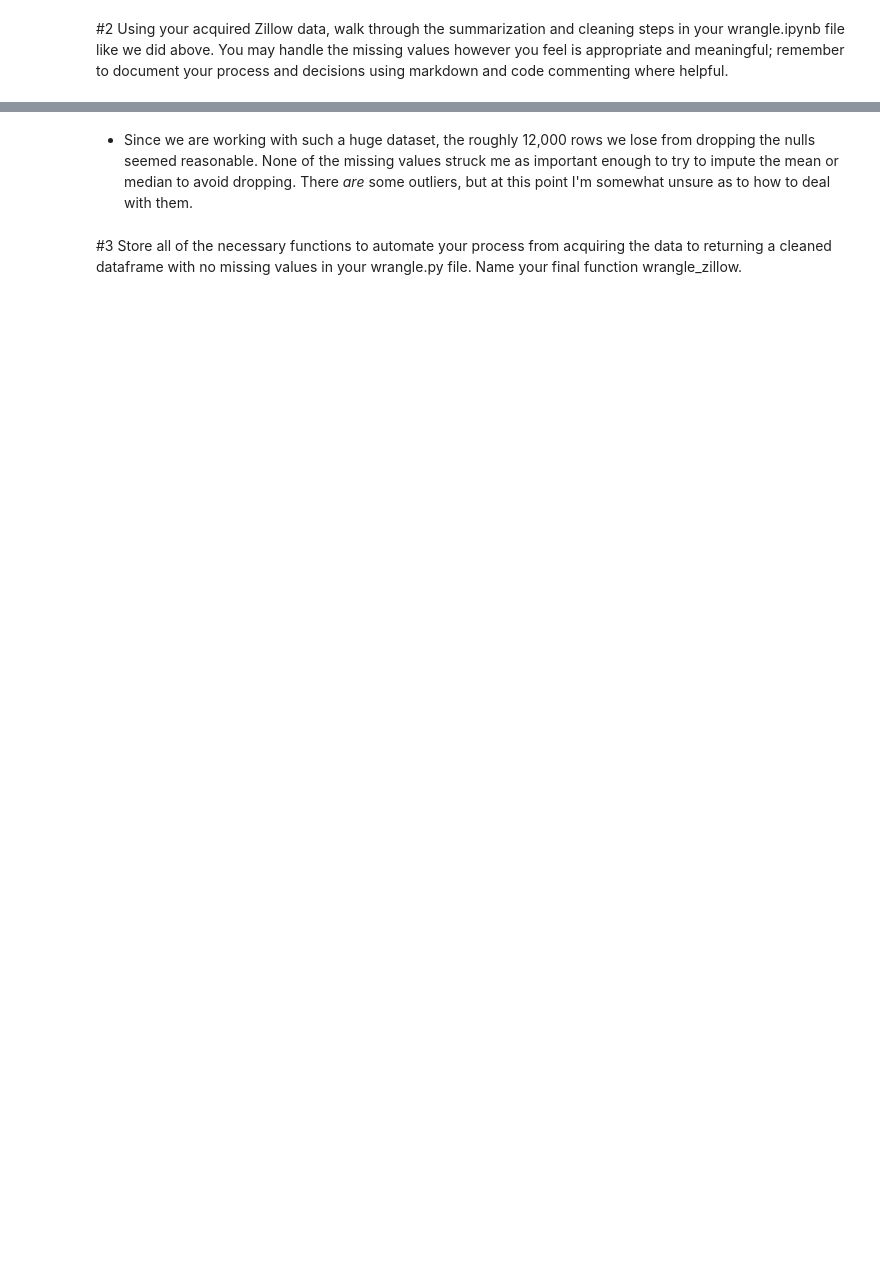
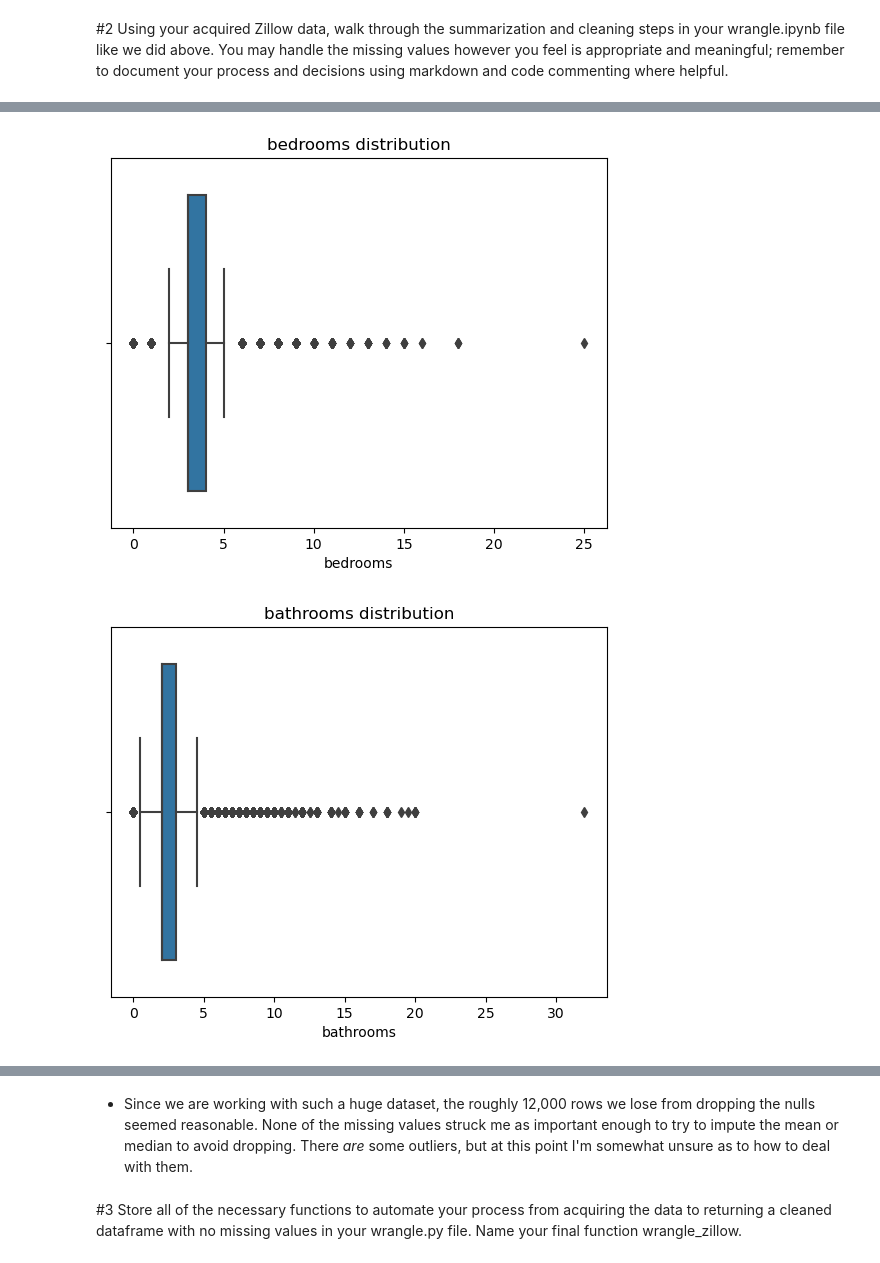
Before and after one commit to shawn-brown12/regression, a Jupyter notebook: wrangle.ipynb, the cells around one changed output, grey strips where cells are left out. Cells and saved outputs as stored; diff of their text form; code cells hidden in the pictures; blank space fills up the shorter version.

```diff
--- a/wrangle.ipynb
+++ b/wrangle.ipynb
@@ -67,8 +70,12 @@ taxamount                       float64
 fips                            float64
 dtype: object
 # %%
+#solid way to visualize outliers
 for col in df.columns:
 
-    sns.displot(df[col])
+    sns.boxplot(x=col, data=df)
     plt.title(f'{col} distribution')
     plt.show()
+# %% [output]
+[figure, added]
+[figure, added]
```
Also changed, not shown: parts of 11 cells of this notebook, 5 other files.
